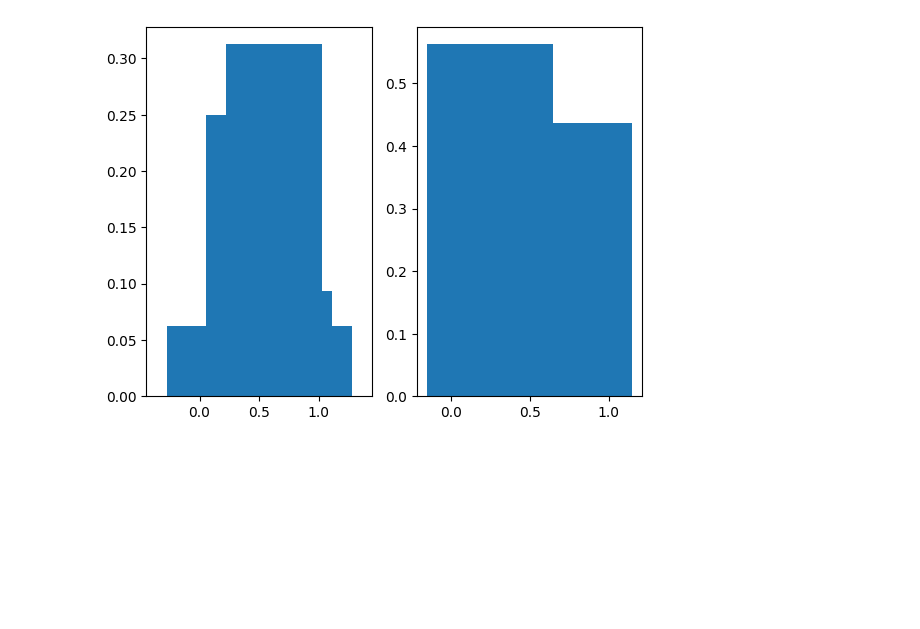
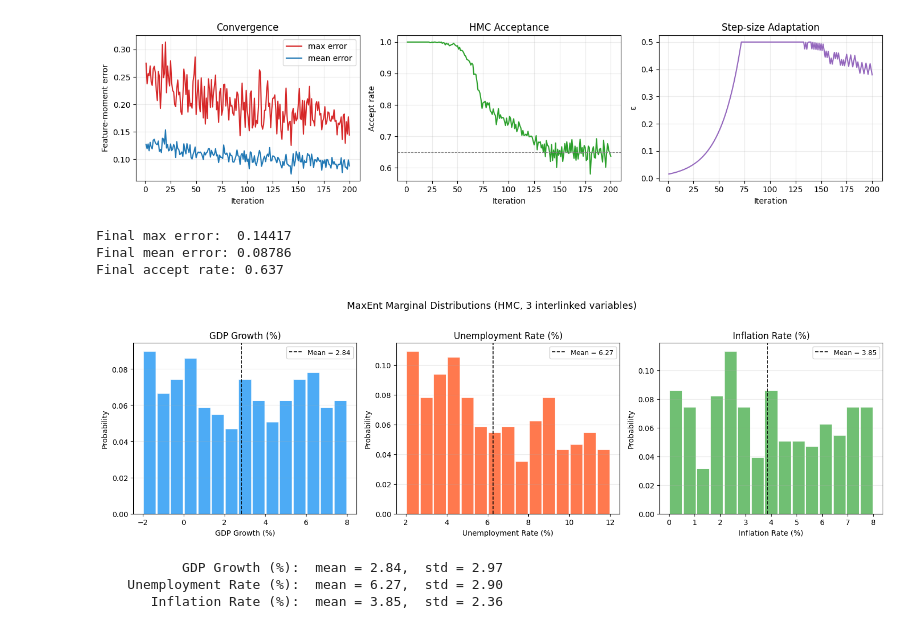
Before and after one commit to amdson/calibrated_response, a Jupyter notebook: examples/maxent_large_testing_notebook.ipynb, the cells around one changed output. Cells and saved outputs as stored; diff of their text form; code cells hidden in the pictures; blank space fills up the shorter version.

```diff
--- a/examples/maxent_large_testing_notebook.ipynb
+++ b/examples/maxent_large_testing_notebook.ipynb
@@ -189,8 +142,29 @@ Final mean error: 0.04570520296692848
-# %%
-fig, ax = plt.subplots(1, len(all_marginals))
-for i, (k, hd) in enumerate(all_marginals.items()):
-
-    ax[i].bar((np.array(hd.bin_edges[1:]) + np.array(hd.bin_edges[:-1]))/2, hd.bin_probabilities)
-fig.show(0)
-# %% [output]
-[figure, removed]
+# %%
+history = info["history"]
+
+fig, axes = plt.subplots(1, 3, figsize=(14, 3.5))
+
+axes[0].plot(history["iteration"], history["max_error"], label="max error", color="C3")
+axes[0].plot(history["iteration"], history["mean_error"], label="mean error", color="C0")
+axes[0].set_xlabel("Iteration"); axes[0].set_ylabel("Feature-moment error")
+axes[0].set_title("Convergence"); axes[0].legend(); axes[0].grid(alpha=0.25)
+
+axes[1].plot(history["iteration"], history["accept_rate"], color="C2")
+axes[1].axhline(config.target_accept_rate, ls="--", color="gray", lw=0.8)
+axes[1].set_xlabel("Iteration"); axes[1].set_ylabel("Accept rate")
+axes[1].set_title("HMC Acceptance"); axes[1].grid(alpha=0.25)
+
+axes[2].plot(history["iteration"], history["step_size"], color="C4")
+axes[2].set_xlabel("Iteration"); axes[2].set_ylabel("ε")
+axes[2].set_title("Step-size Adaptation"); axes[2].grid(alpha=0.25)
+
+plt.tight_layout(); plt.show()
+
+print(f"Final max error:  {history['max_error'][-1]:.5f}")
+print(f"Final mean error: {history['mean_error'][-1]:.5f}")
+print(f"Final accept rate: {history['accept_rate'][-1]:.3f}")
+# %% [output]
+[figure, added]
+Final max error:  0.14417
+Final mean error: 0.08786
+Final accept rate: 0.637
@@ -196,0 +176,43 @@ fig.show(0)
+# %%
+all_marginals = builder.get_all_marginals(info)
+
+colors = {"gdp_growth": "#2196F3", "unemployment": "#FF5722", "inflation": "#4CAF50"}
+labels = {"gdp_growth": "GDP Growth (%)", "unemployment": "Unemployment Rate (%)", "inflation": "Inflation Rate (%)"}
+
+fig, axes = plt.subplots(1, 3, figsize=(15, 4.5))
+
+for ax, (name, dist) in zip(axes, all_marginals.items()):
+    edges = np.array(dist.bin_edges)
+    centers = (edges[:-1] + edges[1:]) / 2.0
+    widths = edges[1:] - edges[:-1]
+    probs = np.array(dist.bin_probabilities)
+
+    ax.bar(centers, probs, width=widths * 0.9, color=colors[name], alpha=0.8, edgecolor="white", linewidth=0.5)
+
+    # Mark the mean
+    mean = float(np.dot(centers, probs))
+    ax.axvline(mean, color="black", ls="--", lw=1.2, label=f"Mean = {mean:.2f}")
+
+    ax.set_xlabel(labels[name])
+    ax.set_ylabel("Probability")
+    ax.set_title(labels[name])
+    ax.legend(fontsize=9)
+    ax.grid(axis="y", alpha=0.25)
+
+plt.suptitle("MaxEnt Marginal Distributions (HMC, 3 interlinked variables)", fontsize=13, y=1.02)
+plt.tight_layout()
+plt.show()
+
+# Print summary statistics
+for name, dist in all_marginals.items():
+    edges = np.array(dist.bin_edges)
+    centers = (edges[:-1] + edges[1:]) / 2.0
+    probs = np.array(dist.bin_probabilities)
+    mean = float(np.dot(centers, probs))
+    std = float(np.sqrt(np.dot(probs, (centers - mean) ** 2)))
+    print(f"{labels[name]:>25s}:  mean = {mean:.2f},  std = {std:.2f}")
+# %% [output]
+[figure, added]
+           GDP Growth (%):  mean = 2.84,  std = 2.97
+    Unemployment Rate (%):  mean = 6.27,  std = 2.90
+       Inflation Rate (%):  mean = 3.85,  std = 2.36
```
Also changed, not shown: parts of 18 cells of this notebook, 15 other files.
